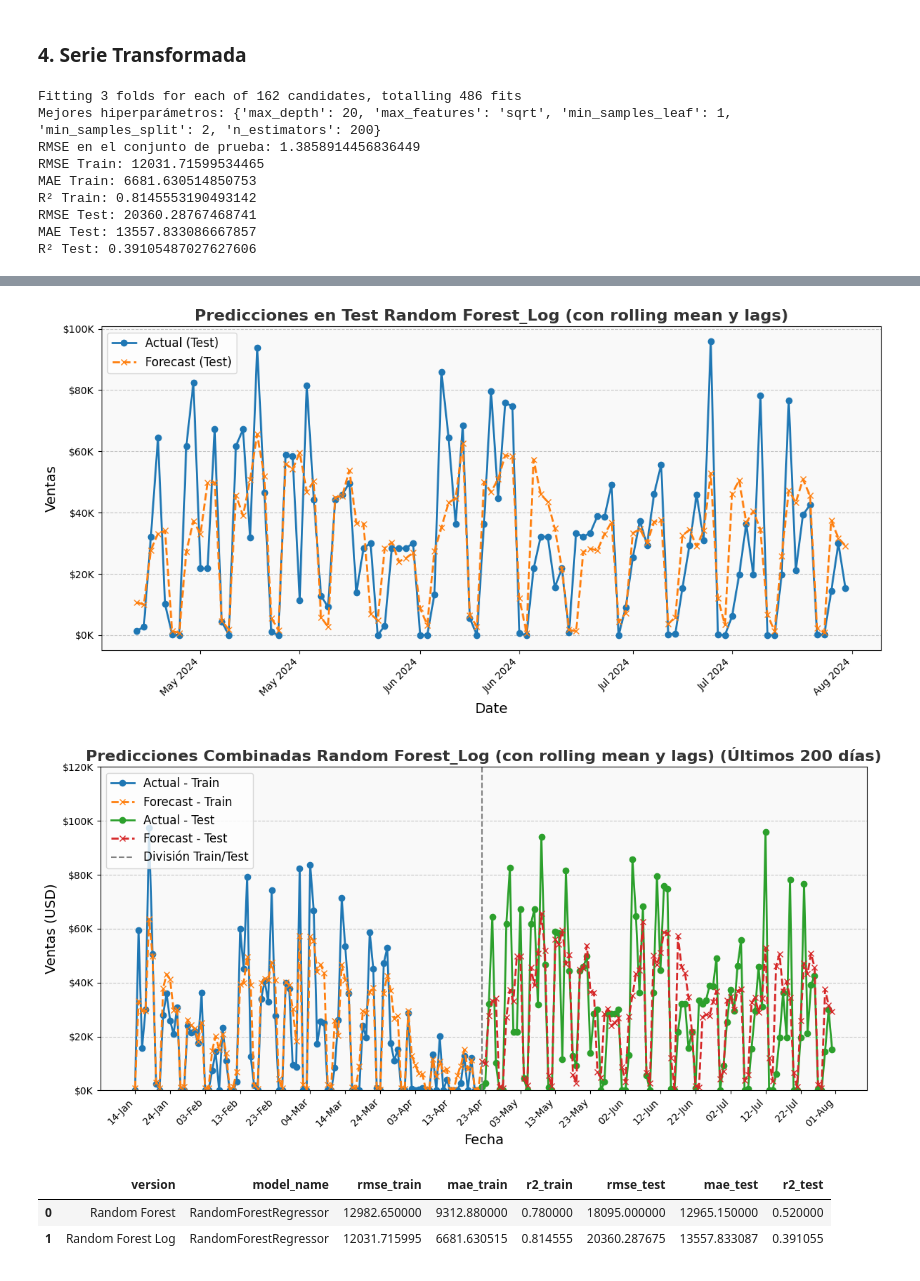
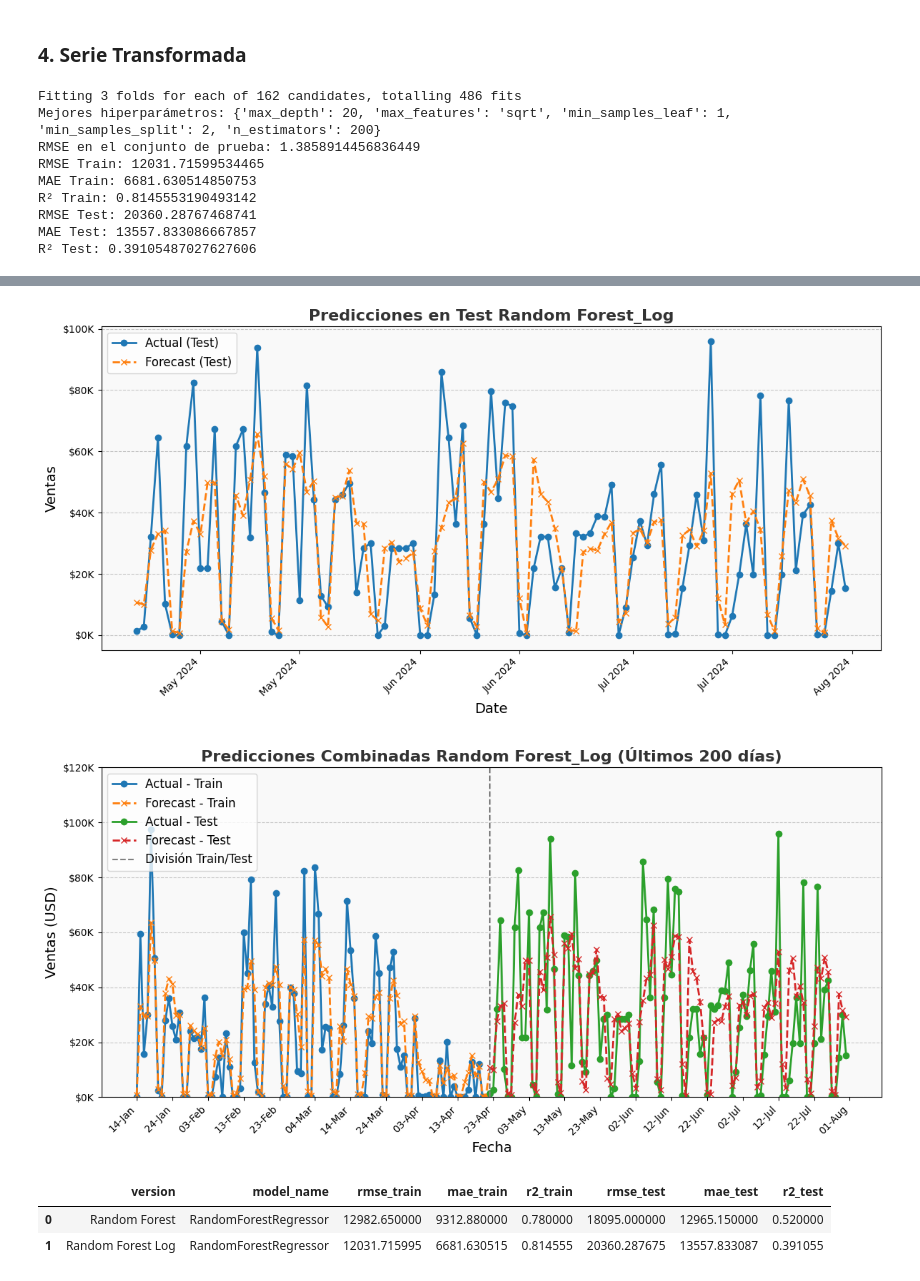
Before and after one commit to FelipeSC97/Ventas_B2B, a Jupyter notebook: Modelling/Random Forest.ipynb, the cells around one changed output, grey strips where cells are left out. Saved outputs shown, nothing was run; the diff lists cells and outputs as text; code cells hidden in the pictures.

```diff
--- a/Modelling/Random Forest.ipynb
+++ b/Modelling/Random Forest.ipynb
@@ -494,9 +494,9 @@ model_log = RandomForestTimeSeriesLog(data=data, target='Ventas_Log', test_days=
 model_log.preprocess_data()
 model_log.train_model()
 model_log.evaluate_model_predictions()
-model.plot_predictions(train_title='Predicciones en Train Random Forest_Log (con rolling mean y lags)',
-    test_title='Predicciones en Test Random Forest_Log (con rolling mean y lags)',
-    divided_title='Predicciones Combinadas Random Forest_Log (con rolling mean y lags) (Últimos 200 días)'
+model.plot_predictions(train_title='Predicciones en Train Random Forest_Log',
+    test_title='Predicciones en Test Random Forest_Log',
+    divided_title='Predicciones Combinadas Random Forest_Log (Últimos 200 días)'
 )
 # %% [output]
 Fitting 3 folds for each of 162 candidates, totalling 486 fits
@@ -512,5 +512,5 @@ R² Test: 0.39105487027627606
-[figure, old version]
+[figure, new version]
-[figure, old version]
+[figure, new version]
 # %%
 model_info_log = model_log.generate_model_info(version='Random Forest Log')
 # %%
```
Also changed, not shown: parts of 2 cells of this notebook.
